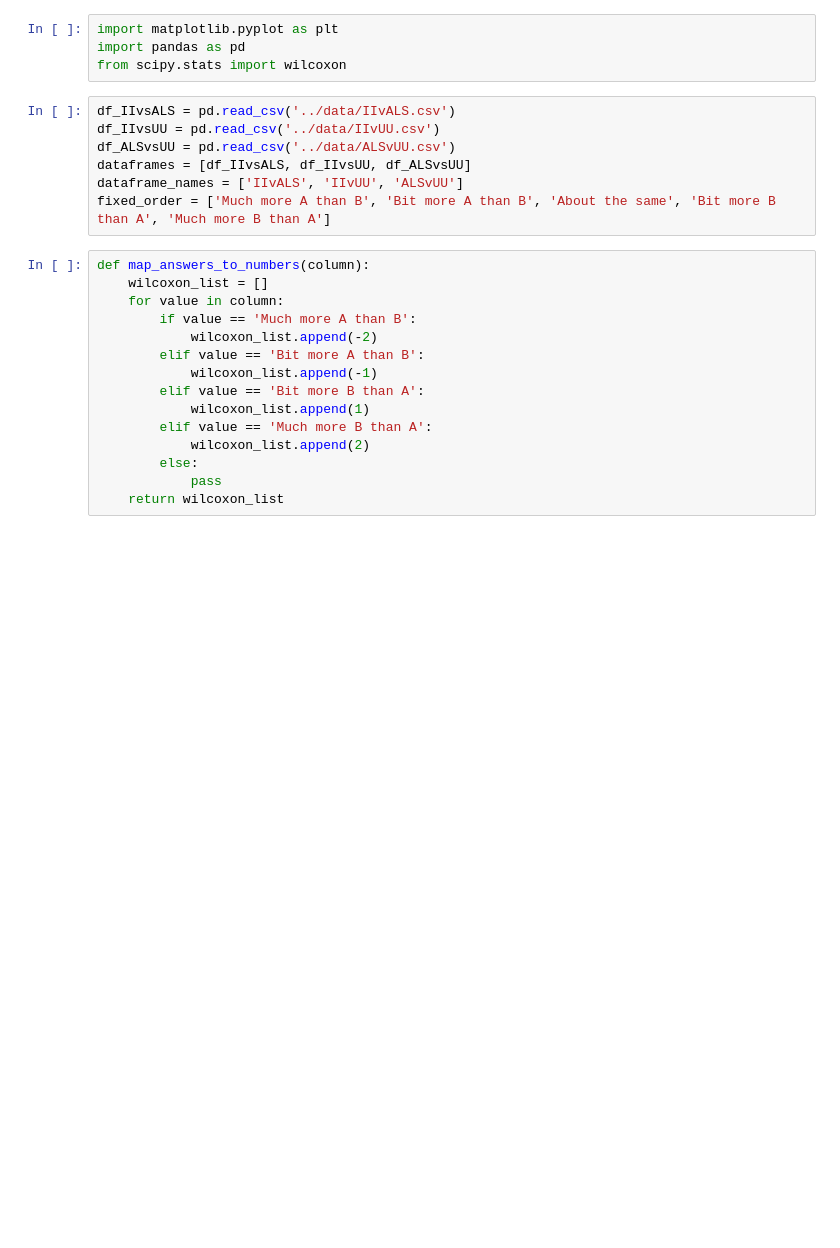
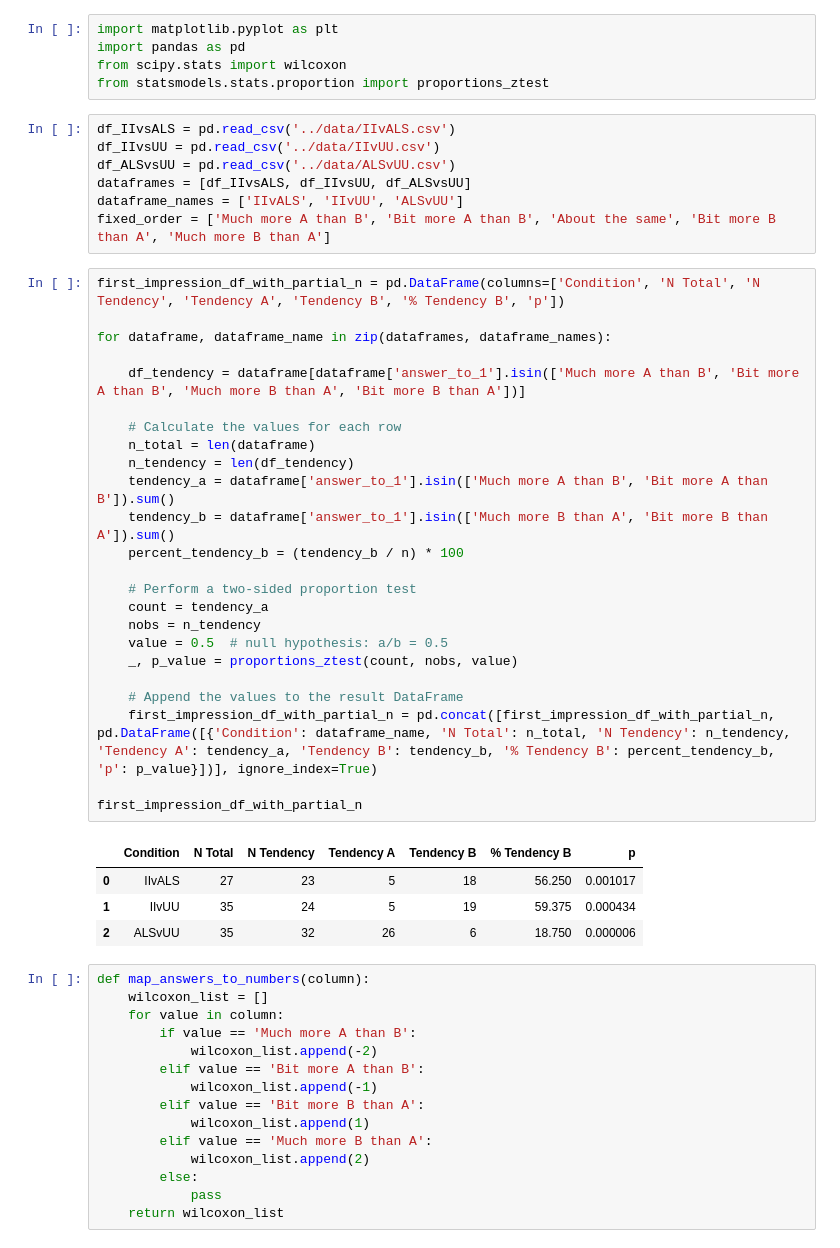
Before and after one commit to csteinmann/book_recommendation, a Jupyter notebook: results/questionnaire_analysis.ipynb, the cells around one changed output. Cells and saved outputs as stored; diff of their text form; blank space fills up the shorter version.

```diff
--- a/results/questionnaire_analysis.ipynb
+++ b/results/questionnaire_analysis.ipynb
@@ -2,6 +2,7 @@
 import matplotlib.pyplot as plt
 import pandas as pd
 from scipy.stats import wilcoxon
+from statsmodels.stats.proportion import proportions_ztest
 # %%
 df_IIvsALS = pd.read_csv('../data/IIvALS.csv')
 df_IIvsUU = pd.read_csv('../data/IIvUU.csv')
@@ -9,6 +10,35 @@ df_ALSvsUU = pd.read_csv('../data/ALSvUU.csv')
 dataframes = [df_IIvsALS, df_IIvsUU, df_ALSvsUU]
 dataframe_names = ['IIvALS', 'IIvUU', 'ALSvUU']
 fixed_order = ['Much more A than B', 'Bit more A than B', 'About the same', 'Bit more B than A', 'Much more B than A']
+# %%
+first_impression_df_with_partial_n = pd.DataFrame(columns=['Condition', 'N Total', 'N Tendency', 'Tendency A', 'Tendency B', '% Tendency B', 'p'])
+
+for dataframe, dataframe_name in zip(dataframes, dataframe_names):
+
+    df_tendency = dataframe[dataframe['answer_to_1'].isin(['Much more A than B', 'Bit more A than B', 'Much more B than A', 'Bit more B than A'])]
+
+    # Calculate the values for each row
+    n_total = len(dataframe)
+    n_tendency = len(df_tendency)
+    tendency_a = dataframe['answer_to_1'].isin(['Much more A than B', 'Bit more A than B']).sum()
+    tendency_b = dataframe['answer_to_1'].isin(['Much more B than A', 'Bit more B than A']).sum()
+    percent_tendency_b = (tendency_b / n) * 100
+
+    # Perform a two-sided proportion test
+    count = tendency_a
+    nobs = n_tendency
+    value = 0.5  # null hypothesis: a/b = 0.5
+    _, p_value = proportions_ztest(count, nobs, value)
+
+    # Append the values to the result DataFrame
+    first_impression_df_with_partial_n = pd.concat([first_impression_df_with_partial_n, pd.DataFrame([{'Condition': dataframe_name, 'N Total': n_total, 'N Tendency': n_tendency, 'Tendency A': tendency_a, 'Tendency B': tendency_b, '% Tendency B': percent_tendency_b, 'p': p_value}])], ignore_index=True)
+
+first_impression_df_with_partial_n
+# %% [output]
+|  | Condition | N Total | N Tendency | Tendency A | Tendency B | % Tendency B | p |
+| 0 | IIvALS | 27 | 23 | 5 | 18 | 56.250 | 0.001017 |
+| 1 | IIvUU | 35 | 24 | 5 | 19 | 59.375 | 0.000434 |
+| 2 | ALSvUU | 35 | 32 | 26 | 6 | 18.750 | 0.000006 |
 # %%
 def map_answers_to_numbers(column):
     wilcoxon_list = []
```
Also changed, not shown: 4 other files.
